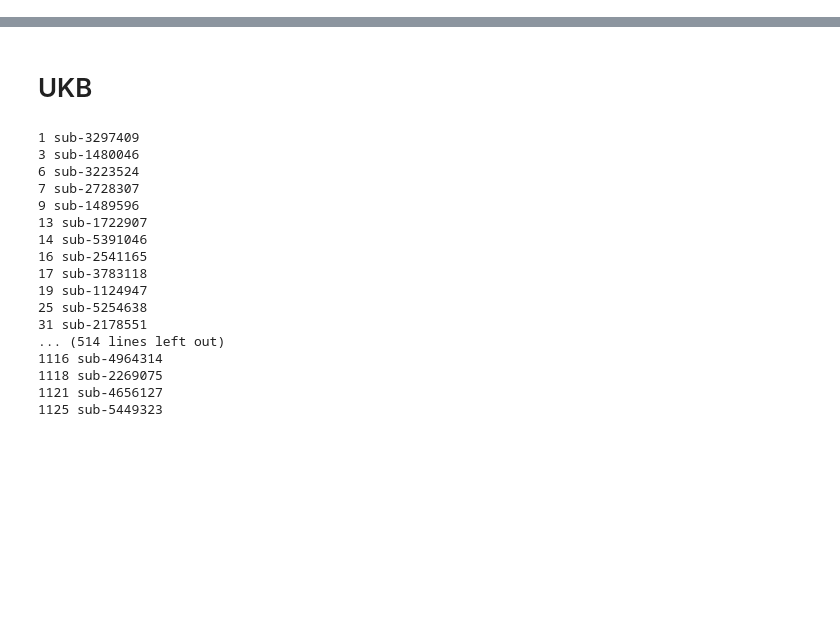
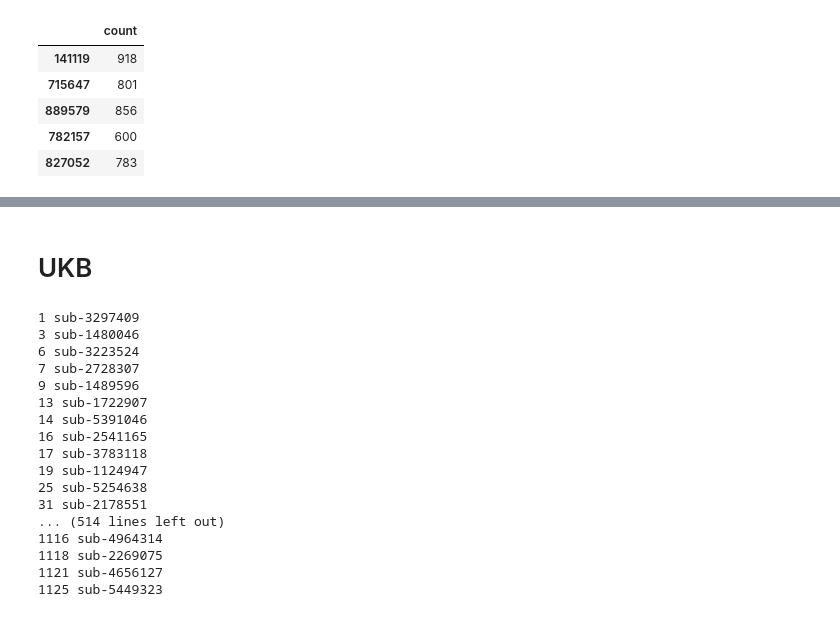
Before and after one commit to neurospin-projects/2023_agaudin_jchavas_folding_supervised, a Jupyter notebook: contrastive/notebooks/count_voxels.ipynb, the cells around one changed output, grey strips where cells are left out. Cells and saved outputs as stored; diff of their text form; code cells hidden in the pictures; blank space fills up the shorter version.

```diff
--- a/contrastive/notebooks/count_voxels.ipynb
+++ b/contrastive/notebooks/count_voxels.ipynb
@@ -44,0 +78,9 @@ def count_voxels(data_dir_path, dtype='skel'):
+# %%
+count_df.head()
+# %% [output]
+|  | count |
+| 141119 | 918 |
+| 715647 | 801 |
+| 889579 | 856 |
+| 782157 | 600 |
+| 827052 | 783 |
```
Also changed, not shown: parts of 10 cells of this notebook, 1 other file.
